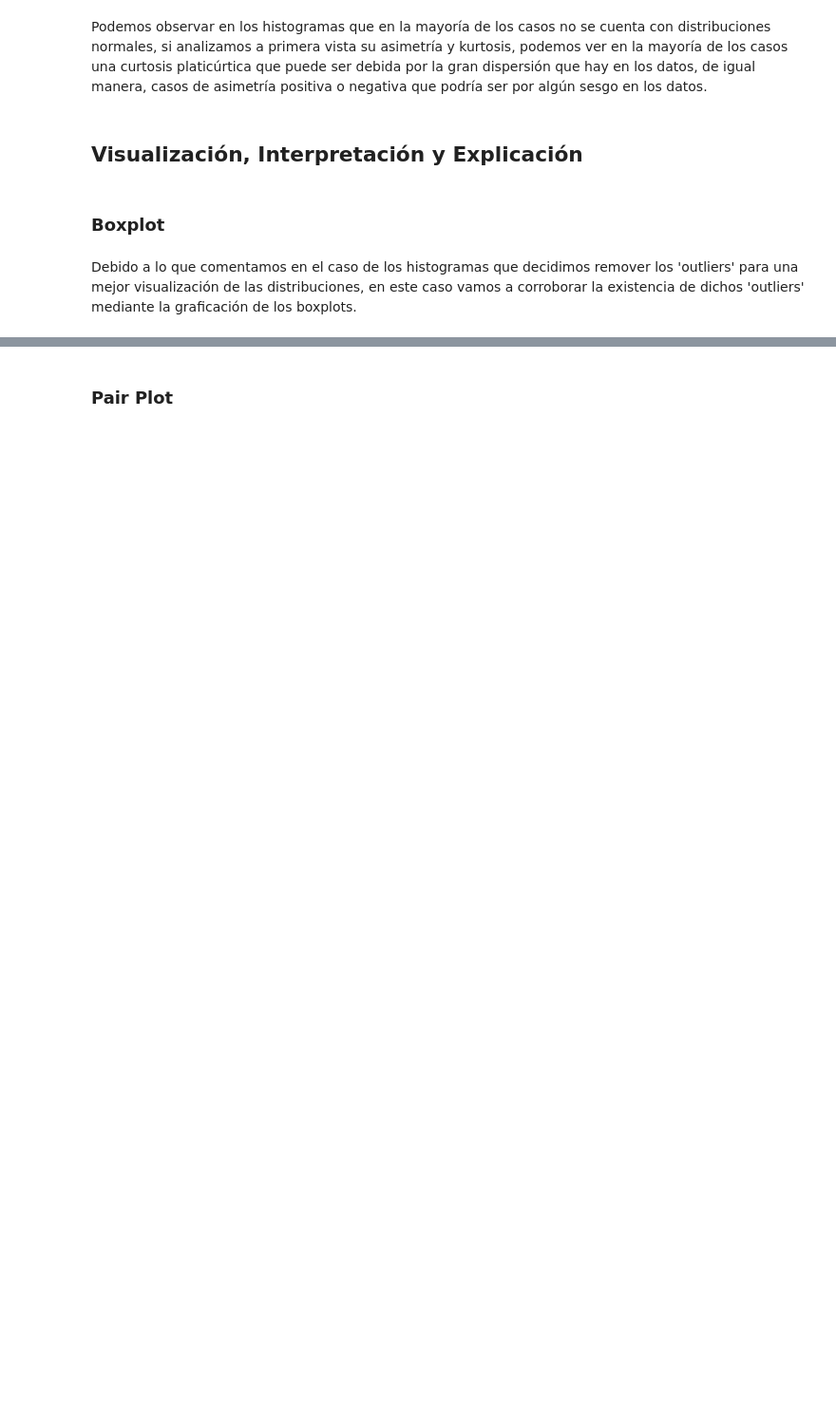
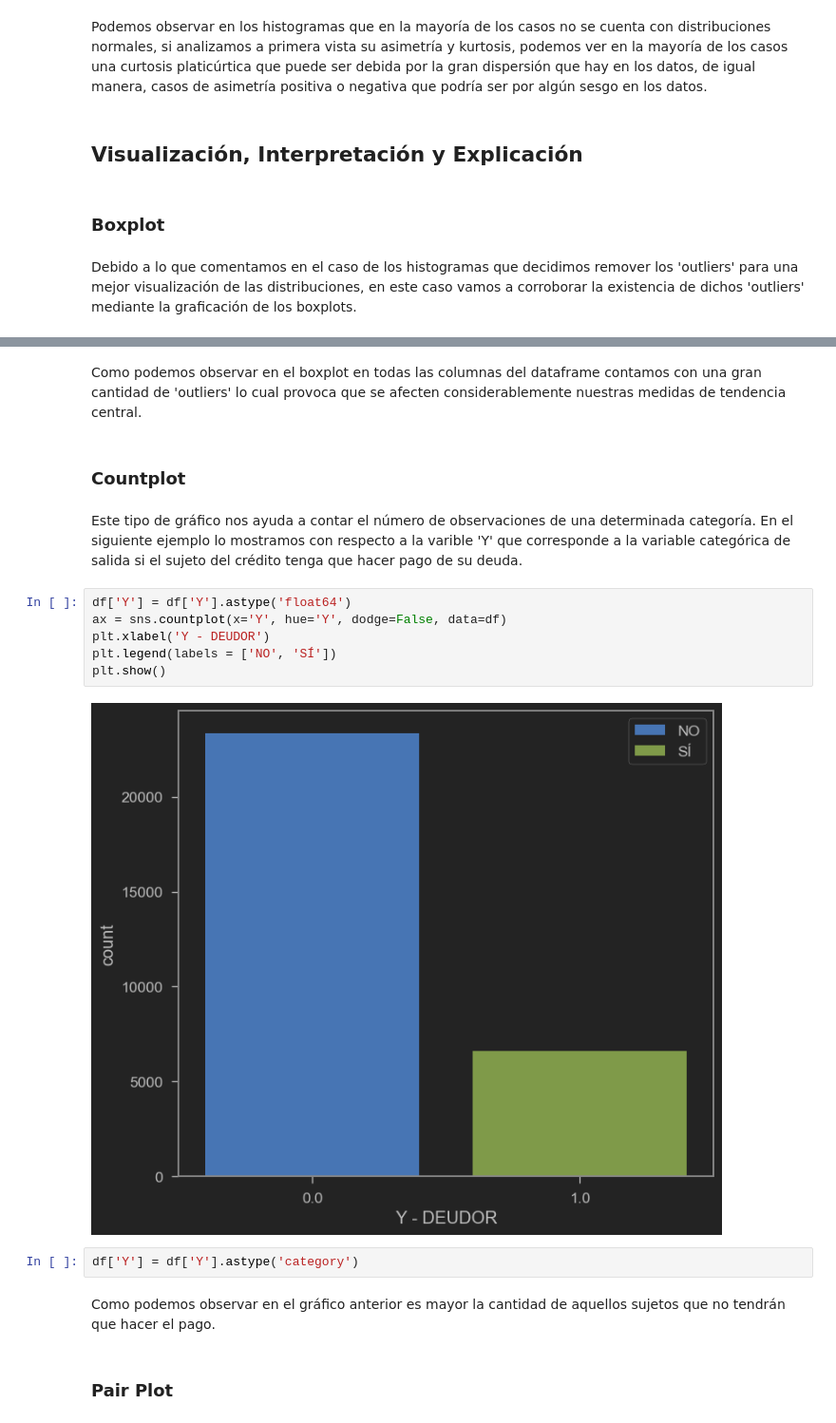
Before and after one commit to PosgradoMNA/actividades-de-aprendizaje-armandoBringas-a01200230, a Jupyter notebook: Activity_week_7/Actividad-6_Visualization/Exploracion_y_visualizacion_de_datos.ipynb, the cells around one changed output, grey strips where cells are left out. Shown at 95% size. Saved outputs shown, nothing was run; the diff lists cells and outputs as text; blank space fills up the shorter version.

```diff
--- a/Activity_week_7/Actividad-6_Visualization/Exploracion_y_visualizacion_de_datos.ipynb
+++ b/Activity_week_7/Actividad-6_Visualization/Exploracion_y_visualizacion_de_datos.ipynb
@@ -495,2 +500,20 @@ sns.boxplot(data=df, palette=sns.color_palette("Spectral"))
+# %% [markdown]
+Como podemos observar en el boxplot en todas las columnas del dataframe contamos con una gran cantidad de 'outliers' lo cual provoca que se afecten considerablemente nuestras medidas de tendencia central.
+# %% [markdown]
+### Countplot
+# %% [markdown]
+Este tipo de gráfico nos ayuda a contar el número de observaciones de una determinada categoría. En el siguiente ejemplo lo mostramos con respecto a la varible 'Y' que corresponde a la variable categórica de salida si el sujeto del crédito tenga que hacer pago de su deuda.
+# %%
+df['Y'] = df['Y'].astype('float64')
+ax = sns.countplot(x='Y', hue='Y', dodge=False, data=df)
+plt.xlabel('Y - DEUDOR')
+plt.legend(labels = ['NO', 'SÍ'])
+plt.show()
+# %% [output]
+[figure, added]
+# %%
+df['Y'] = df['Y'].astype('category')
+# %% [markdown]
+Como podemos observar en el gráfico anterior es mayor la cantidad de aquellos sujetos que no tendrán que hacer el pago.
 # %% [markdown]
 ### Pair Plot
```
Also changed, not shown: parts of 8 cells of this notebook, 1 other file.
